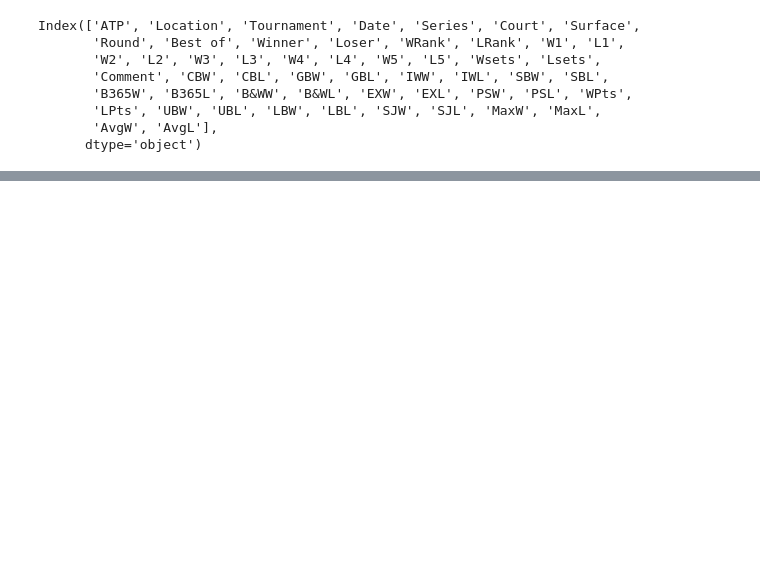
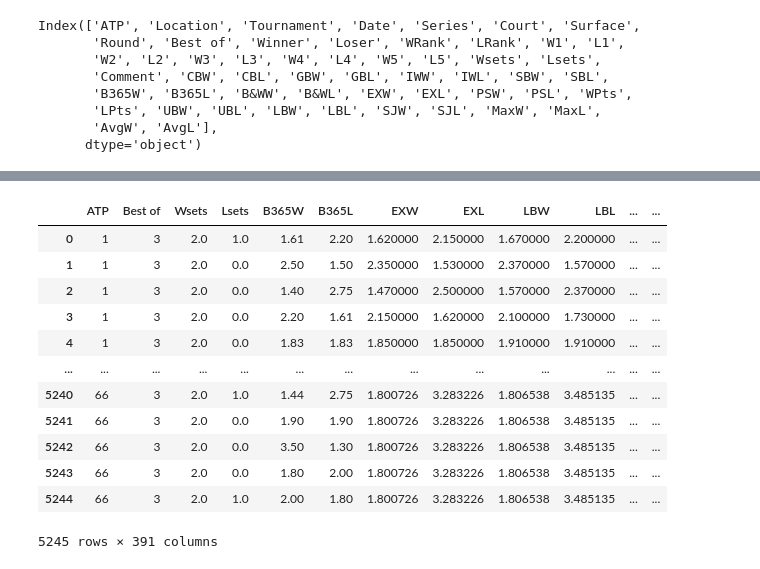
Before and after one commit to Harish-Thota1/Predicting_Tennis_Matches, a Jupyter notebook: Tennis_Research_Project.ipynb, the cells around one changed output, grey strips where cells are left out. Saved outputs shown, nothing was run; the diff lists cells and outputs as text; code cells hidden in the pictures; blank space fills up the shorter version.

```diff
--- a/Tennis_Research_Project.ipynb
+++ b/Tennis_Research_Project.ipynb
@@ -248,0 +500,16 @@ array([   nan,  1.48 ,  1.2  ,  1.5  ,  1.8  ,  1.9  ,  1.75 ,  1.65 ,
+# %%
+df_odds_validation_X
+# %% [output]
+|  | ATP | Best of | Wsets | Lsets | B365W | B365L | EXW | EXL | LBW | LBL | ... | ... |
+| 0 | 1 | 3 | 2.0 | 1.0 | 1.61 | 2.20 | 1.620000 | 2.150000 | 1.670000 | 2.200000 | ... | ... |
+| 1 | 1 | 3 | 2.0 | 0.0 | 2.50 | 1.50 | 2.350000 | 1.530000 | 2.370000 | 1.570000 | ... | ... |
+| 2 | 1 | 3 | 2.0 | 0.0 | 1.40 | 2.75 | 1.470000 | 2.500000 | 1.570000 | 2.370000 | ... | ... |
+| 3 | 1 | 3 | 2.0 | 0.0 | 2.20 | 1.61 | 2.150000 | 1.620000 | 2.100000 | 1.730000 | ... | ... |
+| 4 | 1 | 3 | 2.0 | 0.0 | 1.83 | 1.83 | 1.850000 | 1.850000 | 1.910000 | 1.910000 | ... | ... |
+| ... | ... | ... | ... | ... | ... | ... | ... | ... | ... | ... | ... | ... |
+| 5240 | 66 | 3 | 2.0 | 1.0 | 1.44 | 2.75 | 1.800726 | 3.283226 | 1.806538 | 3.485135 | ... | ... |
+| 5241 | 66 | 3 | 2.0 | 0.0 | 1.90 | 1.90 | 1.800726 | 3.283226 | 1.806538 | 3.485135 | ... | ... |
+| 5242 | 66 | 3 | 2.0 | 0.0 | 3.50 | 1.30 | 1.800726 | 3.283226 | 1.806538 | 3.485135 | ... | ... |
+| 5243 | 66 | 3 | 2.0 | 0.0 | 1.80 | 2.00 | 1.800726 | 3.283226 | 1.806538 | 3.485135 | ... | ... |
+| 5244 | 66 | 3 | 2.0 | 1.0 | 2.00 | 1.80 | 1.800726 | 3.283226 | 1.806538 | 3.485135 | ... | ... |
+5245 rows × 391 columns
```
Also changed, not shown: parts of 66 cells of this notebook.
